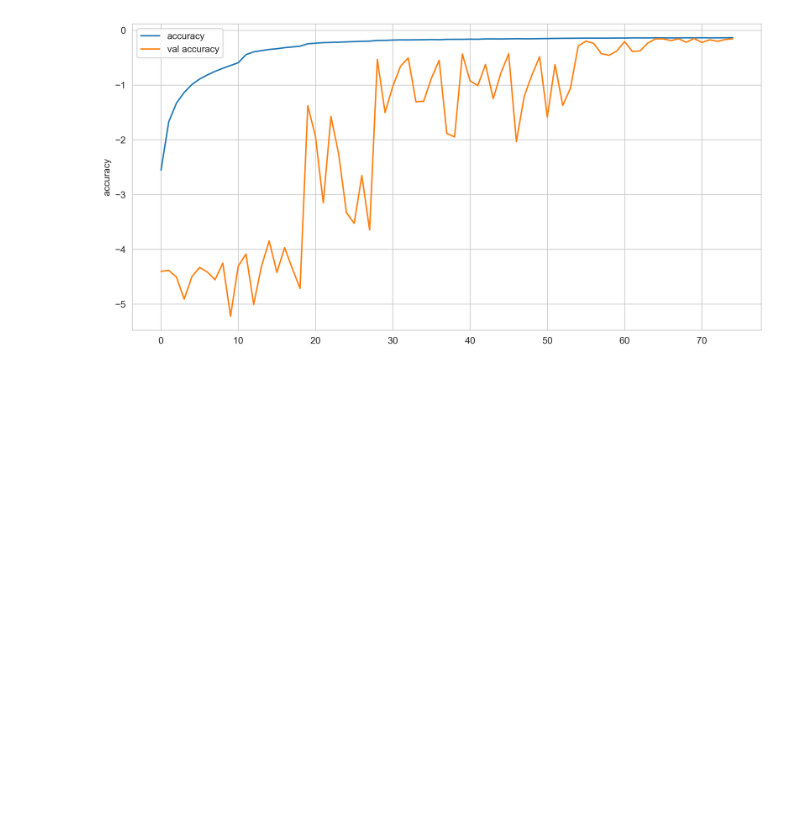
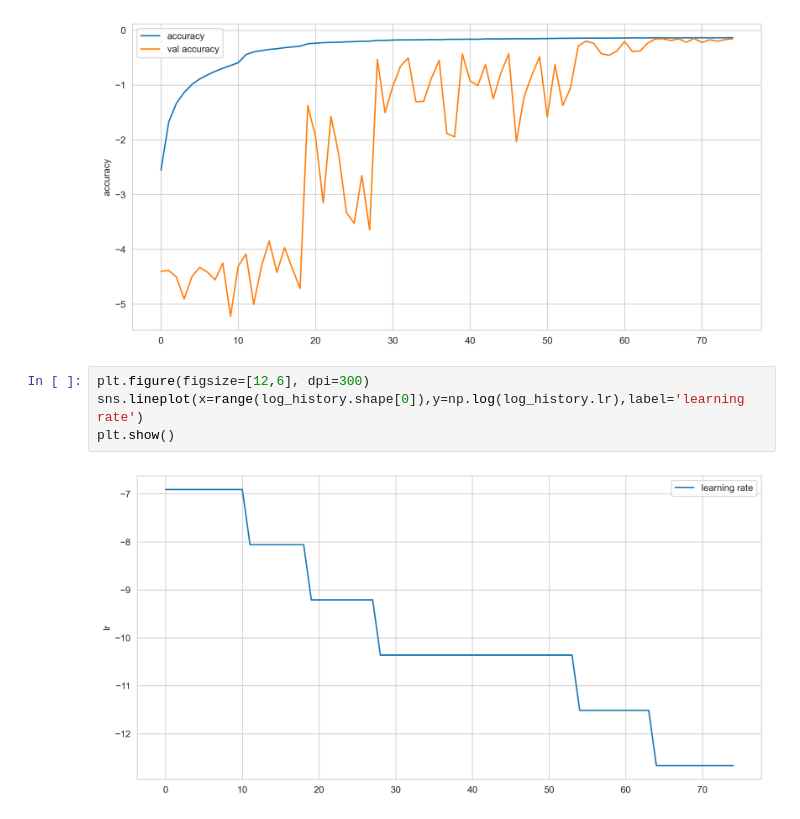
Before and after one commit to ashen007/DeepLearning-goes-deep, a Jupyter notebook: notebooks/sorghum/train_log_analysis.ipynb, the cells around one changed output. Cells and saved outputs as stored; diff of their text form; blank space fills up the shorter version.

Commit message:
submission 10 - learning rate after 74 epoch

```diff
--- a/notebooks/sorghum/train_log_analysis.ipynb
+++ b/notebooks/sorghum/train_log_analysis.ipynb
@@ -34,3 +34,9 @@ sns.lineplot(x=range(log_history.shape[0]),y=np.log(log_history.val_accuracy),la
 plt.show()
 # %% [output]
 [figure]
+# %%
+plt.figure(figsize=[12,6], dpi=300)
+sns.lineplot(x=range(log_history.shape[0]),y=np.log(log_history.lr),label='learning rate')
+plt.show()
+# %% [output]
+[figure, added]
```
